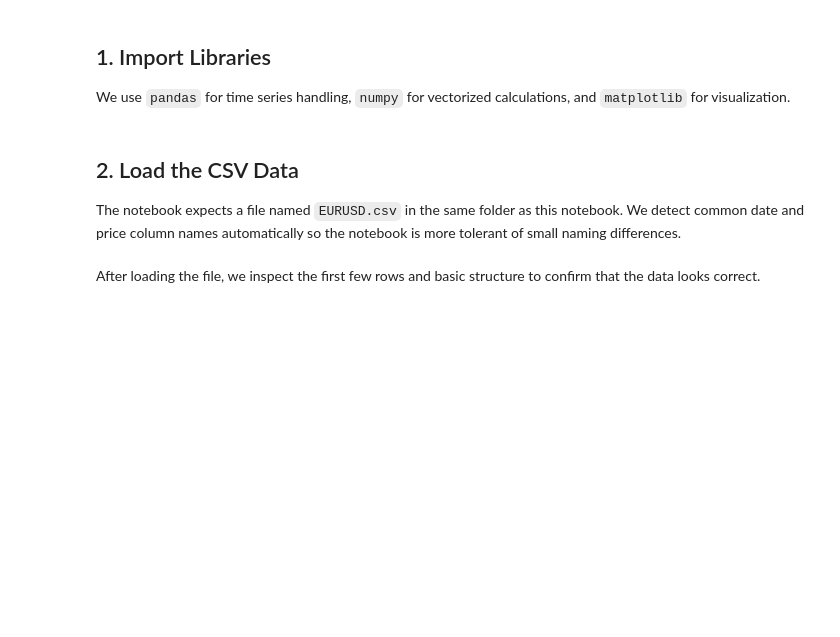
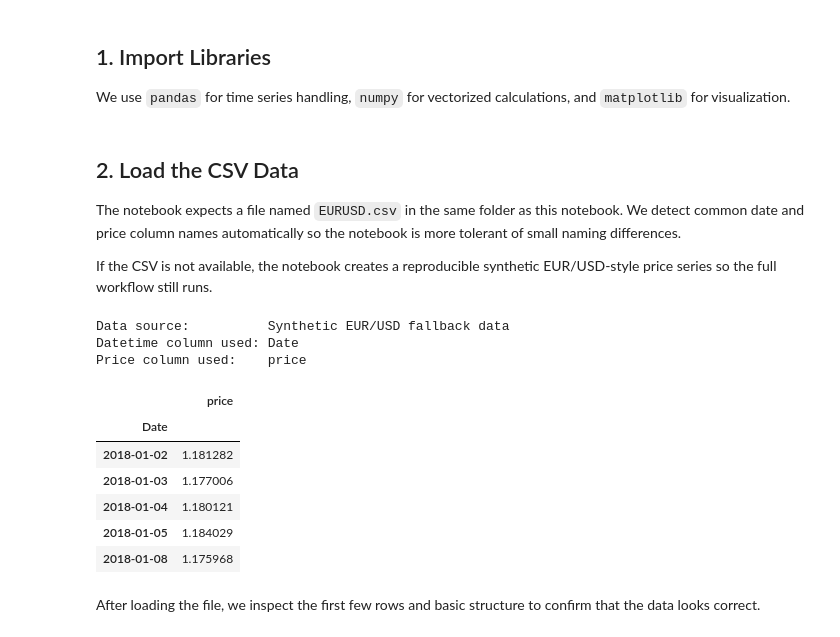
Before and after one commit to seanmayer/algo-trading-broker-testing, a Jupyter notebook: defining-back-testing-strategies/simple_moving_average_crossover_strategy.ipynb, the cells around one changed output. Cells and saved outputs as stored; diff of their text form; code cells hidden in the pictures; blank space fills up the shorter version.

```diff
--- a/defining-back-testing-strategies/simple_moving_average_crossover_strategy.ipynb
+++ b/defining-back-testing-strategies/simple_moving_average_crossover_strategy.ipynb
@@ -34,7 +34,23 @@ plt.style.use('default')
 ## 2. Load the CSV Data
 
 The notebook expects a file named `EURUSD.csv` in the same folder as this notebook. We detect common date and price column names automatically so the notebook is more tolerant of small naming differences.
+
+If the CSV is not available, the notebook creates a reproducible synthetic EUR/USD-style price series so the full workflow still runs.
 # %%
+def create_synthetic_eurusd_data(seed=42):
+    """Create reproducible EUR/USD-style daily data as a fallback."""
+    rng = np.random.default_rng(seed)
+    dates = pd.bdate_range(start='2018-01-02', end='2024-12-31')
+
+    # Simulate realistic FX-like daily moves with modest volatility.
+    daily_returns = rng.normal(loc=0.00002, scale=0.0035, size=len(dates))
+    price = 1.18 * np.cumprod(1 + daily_returns)
+
+    data = pd.DataFrame({'price': price}, index=dates)
+    data.index.name = 'Date'
+    return data, 'Synthetic EUR/USD fallback data', 'price'
+
+
 def find_datetime_column(dataframe):
     """Find a likely datetime column using common names first, then parsability."""
     common_datetime_columns = ['Date', 'date', 'Datetime', 'DateTime', 'Timestamp', 'timestamp', 'time', 'Time']
@@ -54,44 +70,57 @@ def find_datetime_column(dataframe):
     raise ValueError('Could not identify a datetime column in EURUSD.csv.')
 
 
 def find_price_column(dataframe):
     """Find a likely price column using common finance names first, then numeric fallback."""
     common_price_columns = ['Adj Close', 'Adj_Close', 'Close', 'close', 'Price', 'price']
 
     for column in common_price_columns:
         if column in dataframe.columns:
             return column
 
     numeric_columns = []
     for column in dataframe.columns:
         numeric_series = pd.to_numeric(dataframe[column], errors='coerce')
         if numeric_series.notna().mean() > 0.80:
             numeric_columns.append(column)
 
     if len(numeric_columns) == 0:
         raise ValueError('Could not identify a usable price column in EURUSD.csv.')
 
     return numeric_columns[0]
 
 
 csv_path = Path('EURUSD.csv')
-if not csv_path.exists():
-    raise FileNotFoundError(
-        'EURUSD.csv was not found in the same folder as this notebook. '
-        'Place the file next to the notebook and run again.'
-    )
 
-raw_data = pd.read_csv(csv_path)
-datetime_column = find_datetime_column(raw_data)
-price_column = find_price_column(raw_data.drop(columns=[datetime_column], errors='ignore'))
+if csv_path.exists():
+    raw_data = pd.read_csv(csv_path)
+    datetime_column = find_datetime_column(raw_data)
+    price_column = find_price_column(raw_data.drop(columns=[datetime_column], errors='ignore'))
 
-raw_data[datetime_column] = pd.to_datetime(raw_data[datetime_column], errors='coerce')
-raw_data = raw_data.dropna(subset=[datetime_column]).set_index(datetime_column).sort_index()
-raw_data.index.name = 'Date'
+    raw_data[datetime_column] = pd.to_datetime(raw_data[datetime_column], errors='coerce')
+    raw_data = raw_data.dropna(subset=[datetime_column]).set_index(datetime_column).sort_index()
+    raw_data.index.name = 'Date'
 
+    data_source = f'Loaded from {csv_path}'
+else:
+    raw_data, data_source, price_column = create_synthetic_eurusd_data()
+    datetime_column = raw_data.index.name
+
+print(f'Data source:          {data_source}')
 print(f'Datetime column used: {datetime_column}')
 print(f'Price column used:    {price_column}')
 raw_data.head()
+# %% [output]
+Data source:          Synthetic EUR/USD fallback data
+Datetime column used: Date
+Price column used:    price
+|  | price |
+| Date |  |
+| 2018-01-02 | 1.181282 |
+| 2018-01-03 | 1.177006 |
+| 2018-01-04 | 1.180121 |
+| 2018-01-05 | 1.184029 |
+| 2018-01-08 | 1.175968 |
 # %% [markdown]
 After loading the file, we inspect the first few rows and basic structure to confirm that the data looks correct.
 # %%
```
Also changed, not shown: parts of 10 cells of this notebook.
